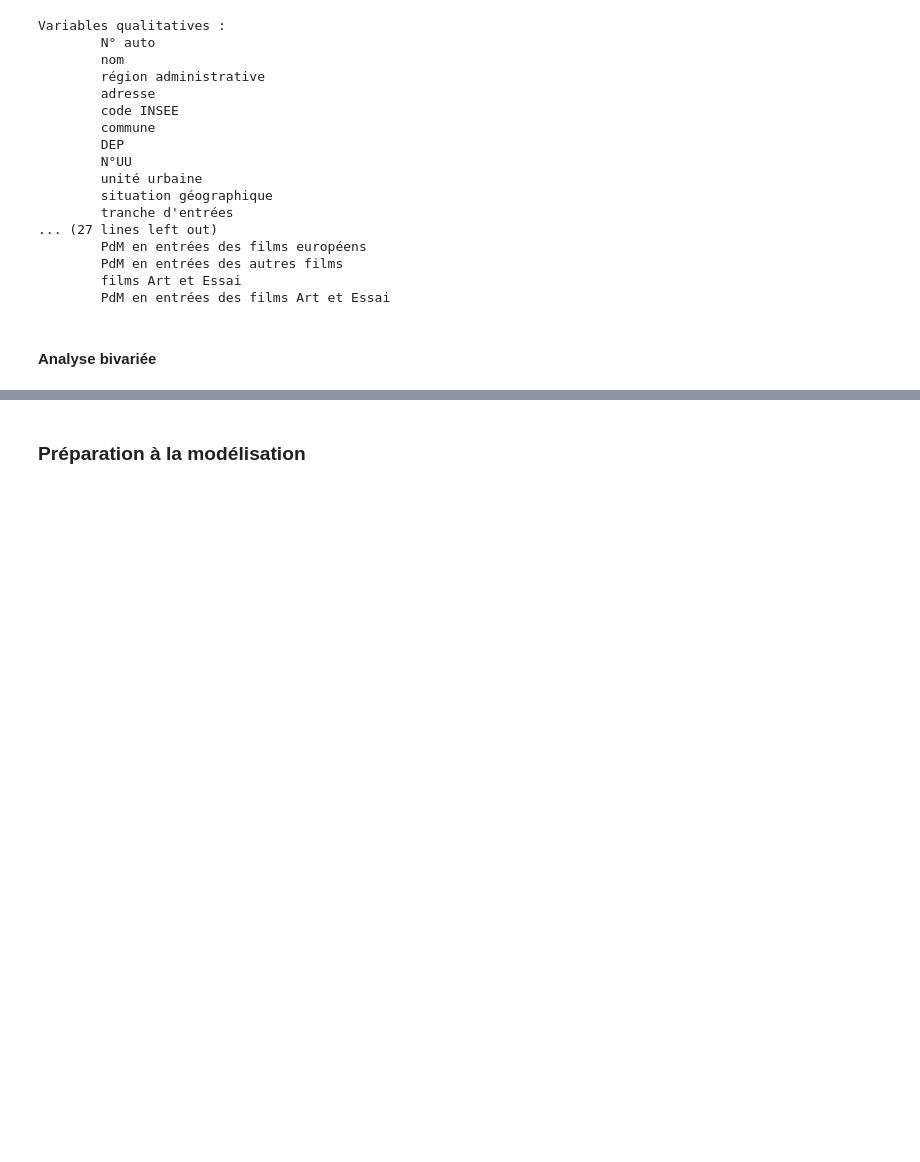
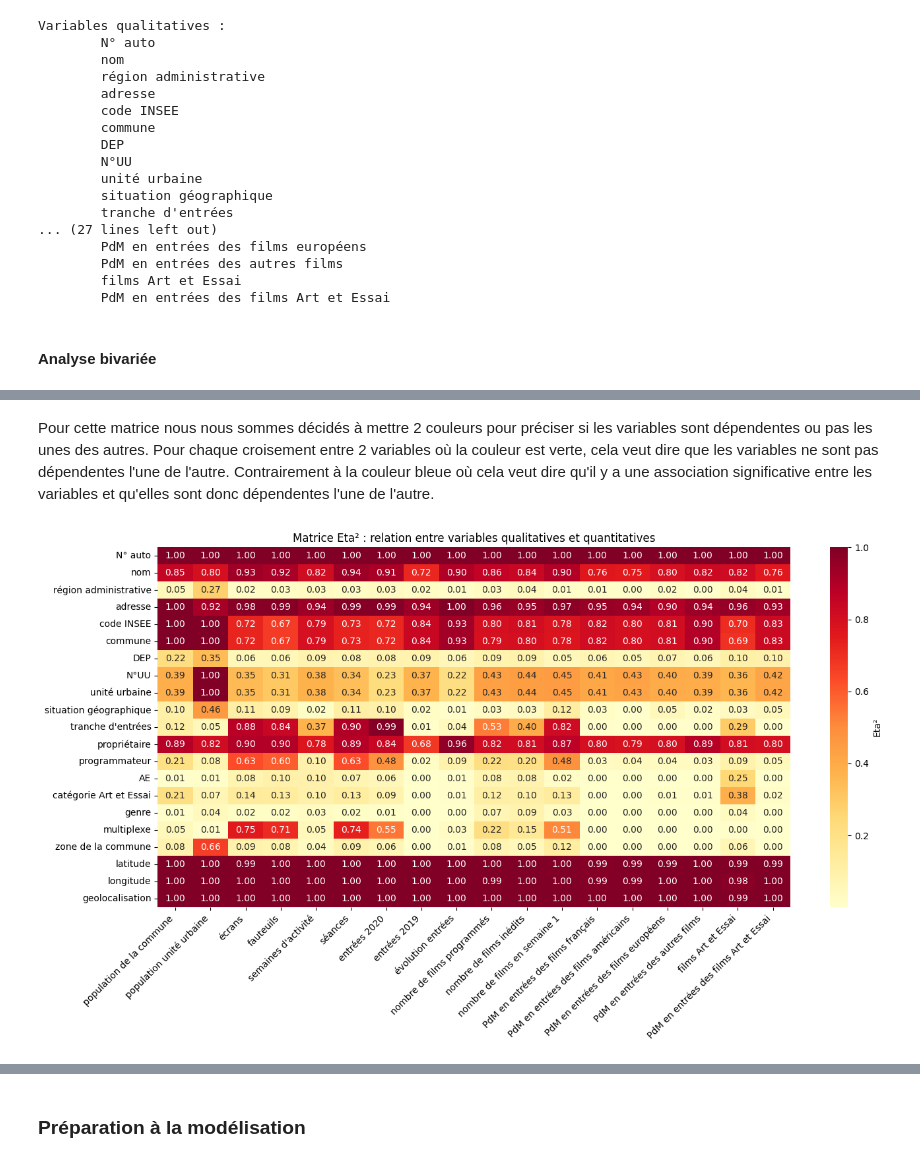
Before and after one commit to PauloMoq/Stats_M1, a Jupyter notebook: code/modelisation.ipynb, the cells around one changed output, grey strips where cells are left out. Cells and saved outputs as stored; diff of their text form; code cells hidden in the pictures; blank space fills up the shorter version.

```diff
--- a/code/modelisation.ipynb
+++ b/code/modelisation.ipynb
@@ -312,0 +402,58 @@ Variables qualitatives :
+# %% [markdown]
+Pour cette matrice nous nous sommes décidés à mettre 2 couleurs pour préciser si les variables sont dépendentes ou pas les unes des autres.
+Pour chaque croisement entre 2 variables où la couleur est verte, cela veut dire que les variables ne sont pas dépendentes l'une de l'autre. Contrairement à la couleur bleue où cela veut dire qu'il y a une association significative entre les variables et qu'elles sont donc dépendentes l'une de l'autre.
+# %%
+from scipy.stats import f_oneway
+
+def eta_squared(y, classes):
+    """
+    Calcule l'eta² (variance expliquée) entre une variable quantitative (y)
+    et une variable qualitative (classes).
+    """
+    classes_unique = np.unique(classes)
+    y_mean = np.mean(y)
+    ss_total = np.sum((y - y_mean) ** 2)
+
+    ss_between = sum([
+        len(y[classes == group]) * (np.mean(y[classes == group]) - y_mean) ** 2
+        for group in classes_unique
+    ])
+
+    return ss_between / ss_total if ss_total != 0 else np.nan
+
+def eta_squared_matrix(data, qualitatifs, quantitatifs):
+    matrix = pd.DataFrame(index=qualitatifs, columns=quantitatifs)
+
+    for qual in qualitatifs:
+        for quant in quantitatifs:
+            try:
+                eta2 = eta_squared(data[quant].values, data[qual].values)
+                matrix.loc[qual, quant] = eta2
+            except Exception as e:
+                print(f"Erreur pour {qual} vs {quant} : {e}")
+                matrix.loc[qual, quant] = np.nan
+
+    return matrix.astype(float)
+
+# Prétraitement : garder uniquement les lignes sans NA
+data_clean = data.dropna(subset=cat_cols.union(num_cols))
+
+# Variables
+num_cols = data.select_dtypes(include=np.number).columns
+cat_cols = data.select_dtypes(include=['object', 'category']).columns
+
+quantitatives = num_cols.tolist()
+qualitatives = cat_cols.tolist()
+
+# Calcul matrice Eta²
+eta2_mat = eta_squared_matrix(data_clean, qualitatifs=qualitatives, quantitatifs=quantitatives)
+
+# Visualisation
+plt.figure(figsize=(14, 8))
+sns.heatmap(eta2_mat, annot=True, fmt=".2f", cmap="YlOrRd", cbar_kws={'label': 'Eta²'})
+plt.title("Matrice Eta² : relation entre variables qualitatives et quantitatives")
+plt.xticks(rotation=45, ha='right')
+plt.tight_layout()
+plt.show()
+# %% [output]
+[figure, added]
```
Also changed, not shown: parts of 17 cells of this notebook.
